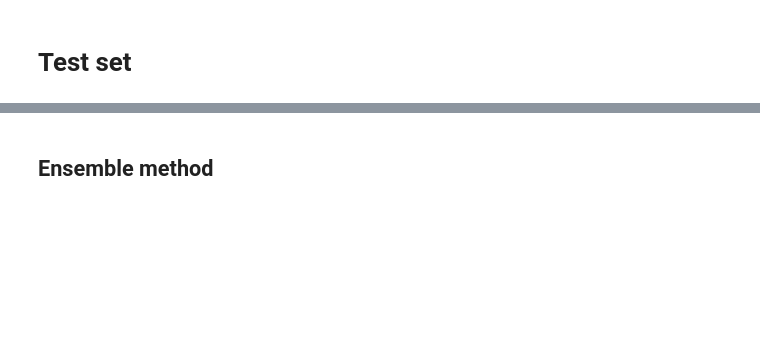
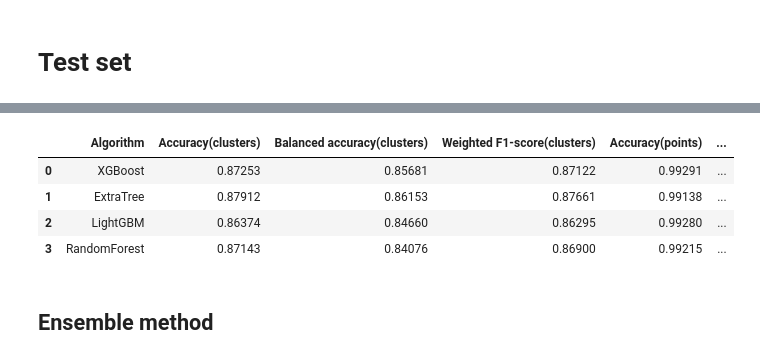
Before and after one commit to LorenzoRimella/ML_tunneling, a Jupyter notebook: model_selection_training.ipynb, the cells around one changed output, grey strips where cells are left out. Drawn from its saved outputs; the diff is of its cells as text; code cells hidden in the pictures; blank space fills up the shorter version.

```diff
--- a/model_selection_training.ipynb
+++ b/model_selection_training.ipynb
@@ -653,0 +654,9 @@ MIOU(Gaussian kernel 10): 0.846
+# %%
+y_pred_XGB       = np.asarray(pd.read_excel("data/test_with_pred.xlsx").pred_XGB.astype(str))
+y_pred_XGB = process_label(y_pred_XGB)
+y_pred_ExtraTree = np.asarray(pd.read_excel("data/test_with_pred.xlsx").pred_ExtraTree.astype(str))
+y_pred_ExtraTree = process_label(y_pred_ExtraTree)
+y_pred_LGBM      = np.asarray(pd.read_excel("data/test_with_pred.xlsx").pred_LGBM.astype(str))
+y_pred_LGBM = process_label(y_pred_LGBM)
+y_pred_RF        = np.asarray(pd.read_excel("data/test_with_pred.xlsx").pred_RF.astype(str))
+y_pred_RF = process_label(y_pred_RF)
@@ -653,0 +685,37 @@ MIOU(Gaussian kernel 10): 0.846
+# %%
+total_points = np.sum(X_final_test[:,-3])
+weights_points = X_final_test[:,-3]/total_points
+
+pd.set_option('display.precision', 5)
+df_pred = pd.DataFrame(columns=["Algorithm",
+				"Accuracy(clusters)", "Balanced accuracy(clusters)",
+				"Weighted F1-score(clusters)",
+				"Accuracy(points)", "IoU(points)", "mIoU(points)"])
+
+data_list = [y_pred_XGB, y_pred_ExtraTree, y_pred_LGBM, y_pred_RF]
+name_list = ["XGBoost", "ExtraTree", "LightGBM", "RandomForest"]
+
+for i in range(4):
+
+	df_pred.loc[i] = [name_list[i],
+			  np.round(accuracy_score(y_final_test, data_list[i]), 5),
+			  np.round(balanced_accuracy_score(y_final_test, data_list[i]), 5),
+			  np.round(f1_score(y_final_test, data_list[i], average='weighted'), 5),
+			  np.round(accuracy_score(y_final_test, data_list[i], sample_weight = weights_points), 5),
+			  np.round(IoU(y_final_test, data_list[i], X_final_test[:,-3]), 5),
+			  np.round(mIoU(y_final_test, data_list[i], X_final_test[:,-3]), 5)]
+
+df_pred["Accuracy(clusters)"] = df_pred["Accuracy(clusters)"].map('{:.5f}'.format)
+df_pred["Balanced accuracy(clusters)"] = df_pred["Balanced accuracy(clusters)"].map('{:.5f}'.format)
+df_pred["Weighted F1-score(clusters)"] = df_pred["Weighted F1-score(clusters)"].map('{:.5f}'.format)
+df_pred["Accuracy(points)"] = df_pred["Accuracy(points)"].map('{:.5f}'.format)
+df_pred["IoU(points)"] = df_pred["IoU(points)"].map('{:.5f}'.format)
+df_pred["mIoU(points)"] = df_pred["mIoU(points)"].map('{:.5f}'.format)
+# %%
+df_pred
+# %% [output]
+|  | Algorithm | Accuracy(clusters) | Balanced accuracy(clusters) | Weighted F1-score(clusters) | Accuracy(points) | ... |
+| 0 | XGBoost | 0.87253 | 0.85681 | 0.87122 | 0.99291 | ... |
+| 1 | ExtraTree | 0.87912 | 0.86153 | 0.87661 | 0.99138 | ... |
+| 2 | LightGBM | 0.86374 | 0.84660 | 0.86295 | 0.99280 | ... |
+| 3 | RandomForest | 0.87143 | 0.84076 | 0.86900 | 0.99215 | ... |
```
Also changed, not shown: parts of 19 cells of this notebook, 3 other files.
